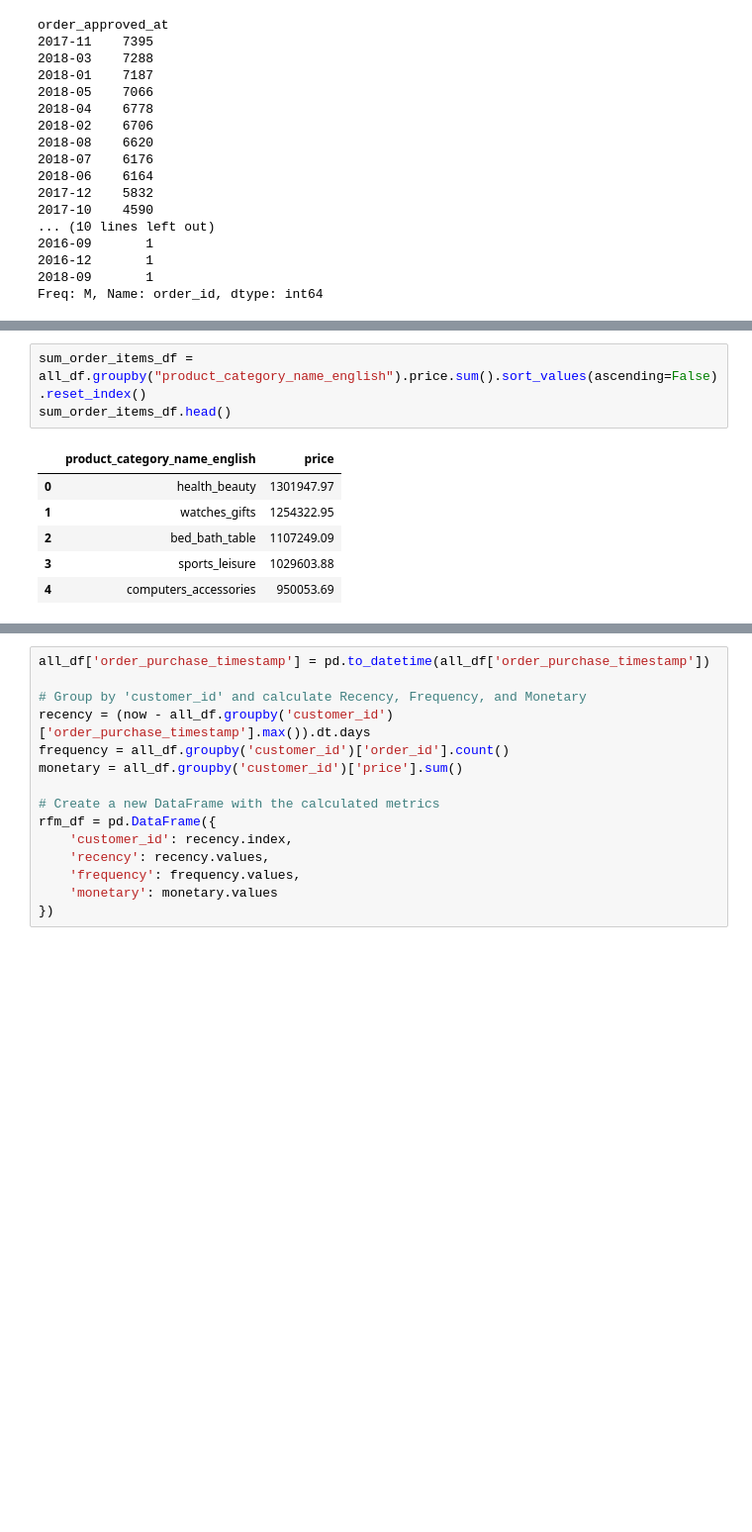
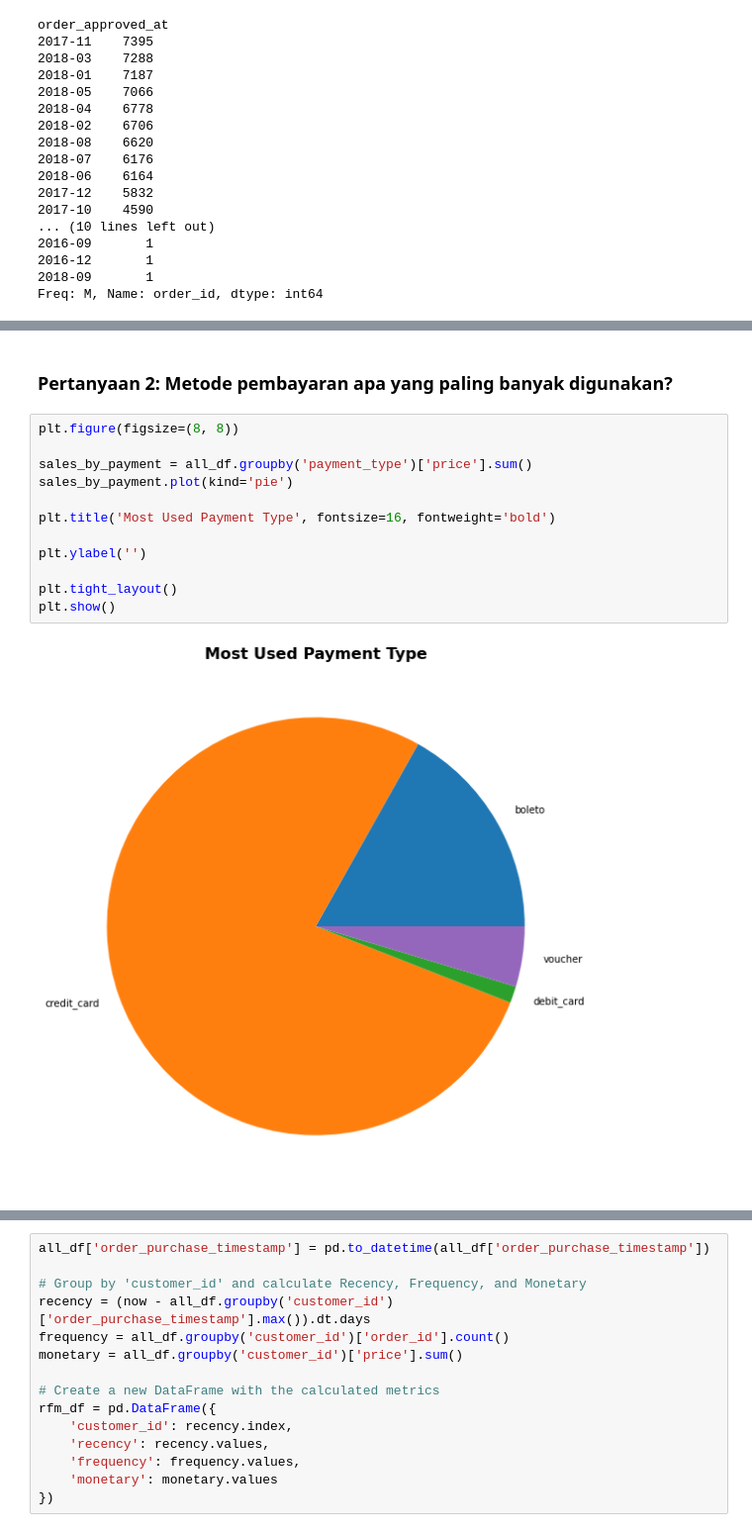
Before and after one commit to trooulala/Belajar-Analisis-Data-Dengan-Python-Submission, a Jupyter notebook: notebook.ipynb, the cells around one changed output, grey strips where cells are left out. Shown at 99% size. Cells and saved outputs as stored; diff of their text form; blank space fills up the shorter version.

```diff
--- a/notebook.ipynb
+++ b/notebook.ipynb
@@ -656,13 +839,19 @@ Passing `palette` without assigning `hue` is deprecated and will be removed in v
 
   sns.barplot(x=monthly_order.index.astype(str), y=monthly_order.values, palette=colors)
 [figure]
-# %%
-sum_order_items_df = all_df.groupby("product_category_name_english").price.sum().sort_values(ascending=False).reset_index()
-sum_order_items_df.head()
-# %% [output]
-|  | product_category_name_english | price |
-| 0 | health_beauty | 1301947.97 |
-| 1 | watches_gifts | 1254322.95 |
-| 2 | bed_bath_table | 1107249.09 |
-| 3 | sports_leisure | 1029603.88 |
-| 4 | computers_accessories | 950053.69 |
+# %% [markdown]
+### Pertanyaan 2: Metode pembayaran apa yang paling banyak digunakan?
+# %%
+plt.figure(figsize=(8, 8))
+
+sales_by_payment = all_df.groupby('payment_type')['price'].sum()
+sales_by_payment.plot(kind='pie')
+
+plt.title('Most Used Payment Type', fontsize=16, fontweight='bold')
+
+plt.ylabel('')
+
+plt.tight_layout()
+plt.show()
+# %% [output]
+[figure, added]
```
Also changed, not shown: parts of 96 cells of this notebook, 2 other files.
